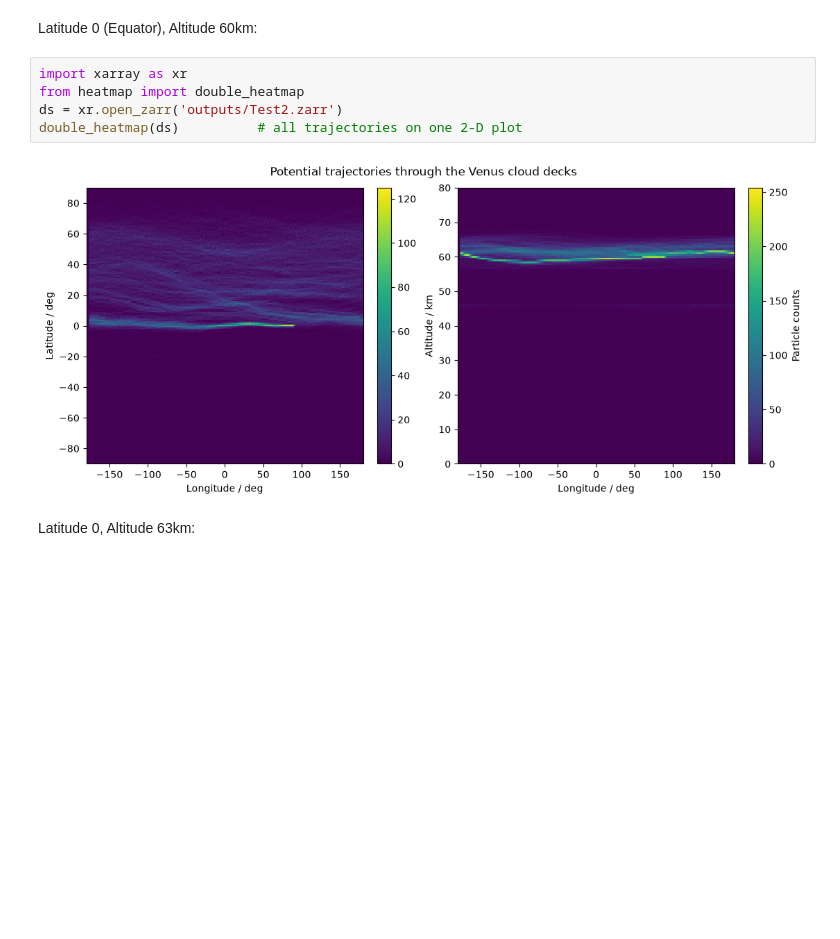
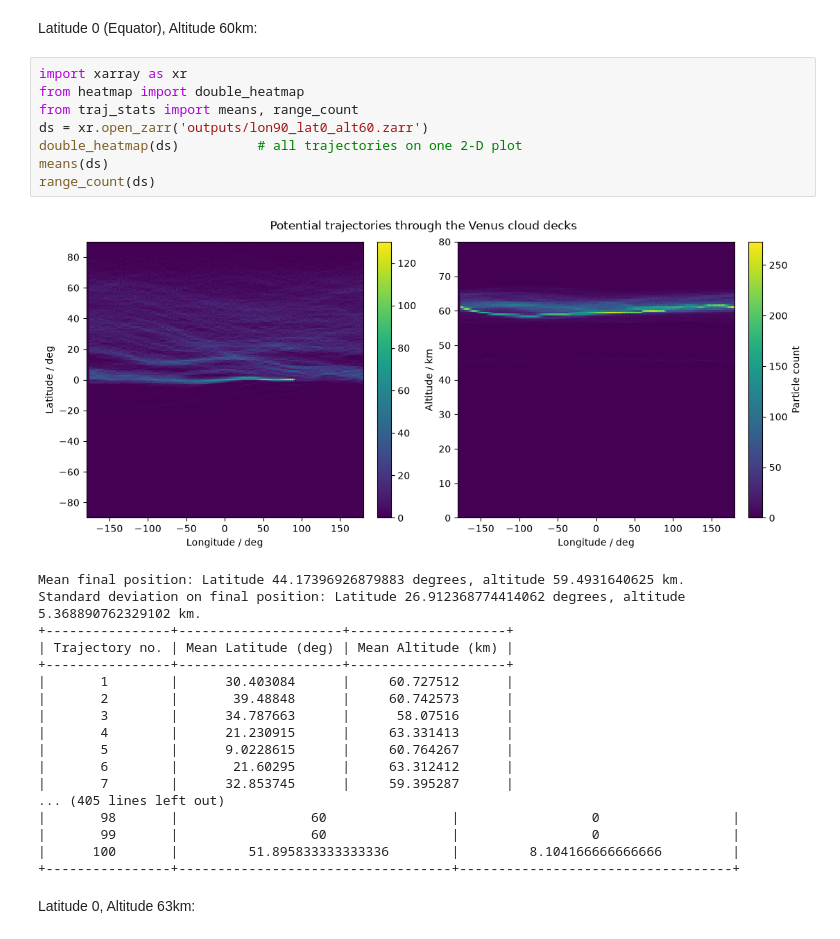
Before and after one commit to maureenjcohen/latraj, a Jupyter notebook: analysis.ipynb, the cells around one changed output. Drawn from its saved outputs; the diff is of its cells as text; blank space fills up the shorter version.

```diff
--- a/analysis.ipynb
+++ b/analysis.ipynb
@@ -288,10 +271,30 @@ Latitude 0 (Equator), Altitude 60km:
 # %%
 import xarray as xr
 from heatmap import double_heatmap
-ds = xr.open_zarr('outputs/Test2.zarr')
+from traj_stats import means, range_count
+ds = xr.open_zarr('outputs/lon90_lat0_alt60.zarr')
 double_heatmap(ds)          # all trajectories on one 2-D plot
+means(ds)
+range_count(ds)
 # %% [output]
-[figure, old version]
+[figure, new version]
+Mean final position: Latitude 44.17396926879883 degrees, altitude 59.4931640625 km.
+Standard deviation on final position: Latitude 26.912368774414062 degrees, altitude 5.368890762329102 km.
++----------------+---------------------+--------------------+
+| Trajectory no. | Mean Latitude (deg) | Mean Altitude (km) |
++----------------+---------------------+--------------------+
+|       1        |      30.403084      |     60.727512      |
+|       2        |       39.48848      |     60.742573      |
+|       3        |      34.787663      |      58.07516      |
+|       4        |      21.230915      |     63.331413      |
+|       5        |      9.0228615      |     60.764267      |
+|       6        |       21.60295      |     63.312412      |
+|       7        |      32.853745      |     59.395287      |
+... (405 lines left out)
+|       98       |                 60                |                 0                 |
+|       99       |                 60                |                 0                 |
+|      100       |         51.895833333333336        |         8.104166666666666         |
++----------------+-----------------------------------+-----------------------------------+
 # %% [markdown]
 Latitude 0, Altitude 63km:
 # %%
```
Also changed, not shown: parts of 4 cells of this notebook, 2 other files.
